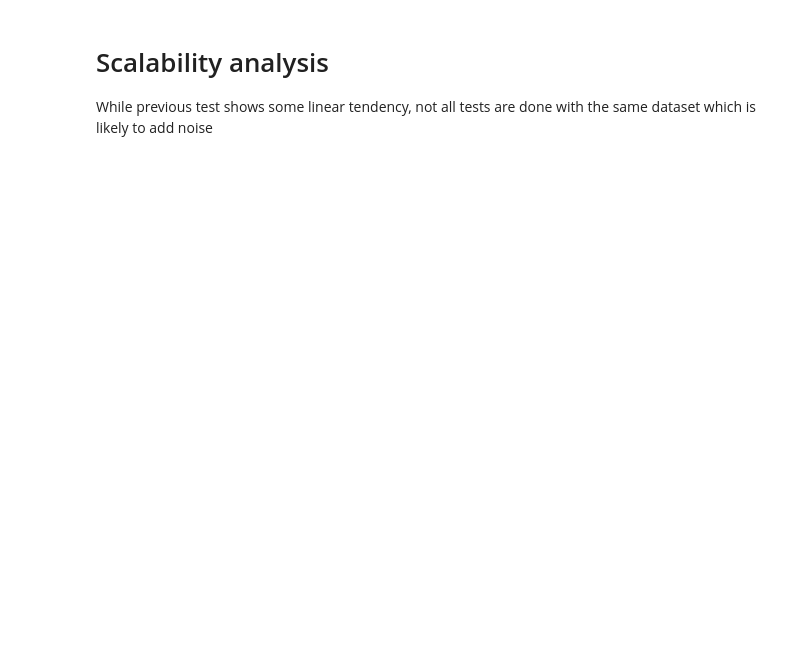
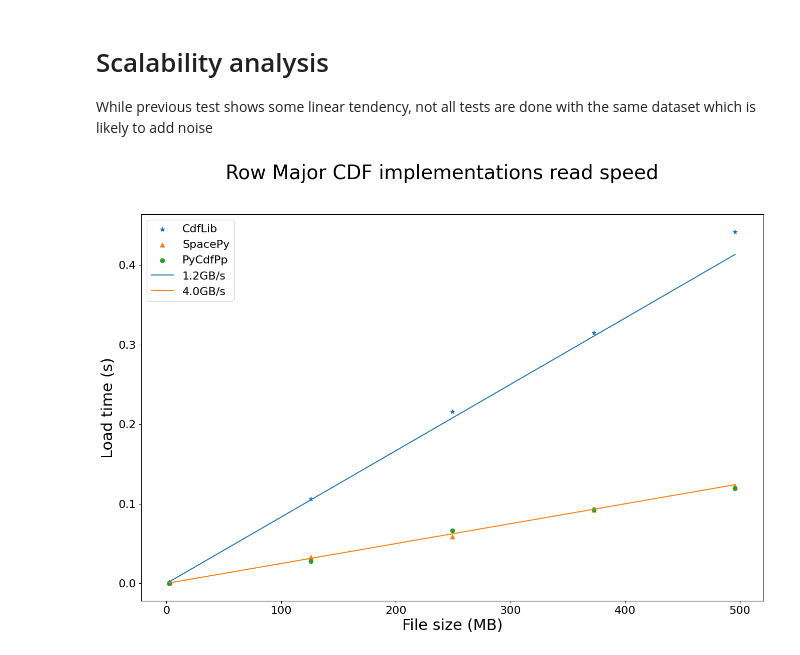
Before and after one commit to SciQLop/CDFpp, a Jupyter notebook: notebooks/benchmarks.ipynb, the cells around one changed output. Cells and saved outputs as stored; diff of their text form; code cells hidden in the pictures; blank space fills up the shorter version.

```diff
--- a/notebooks/benchmarks.ipynb
+++ b/notebooks/benchmarks.ipynb
@@ -420,0 +454,4 @@ plt.show()
+# %%
+scalability_test("Row Major CDF implementations read speed", [1.2, 4.], col_major=False, compress_vars=False)
+# %% [output]
+[figure, added]
```
Also changed, not shown: parts of 17 cells of this notebook, 4 other files.
